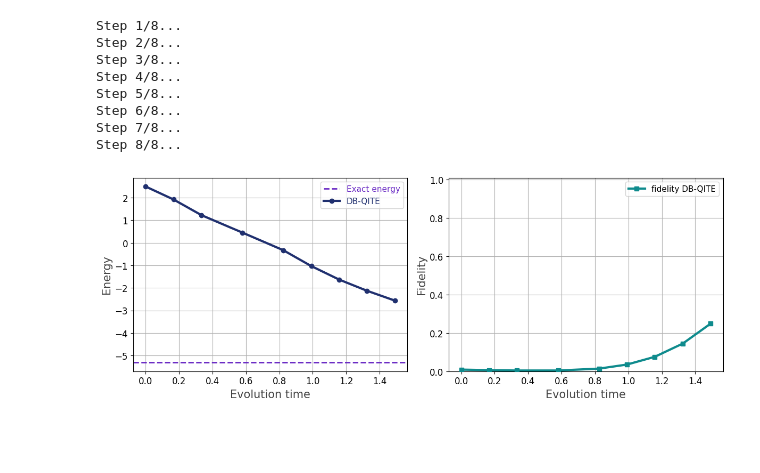
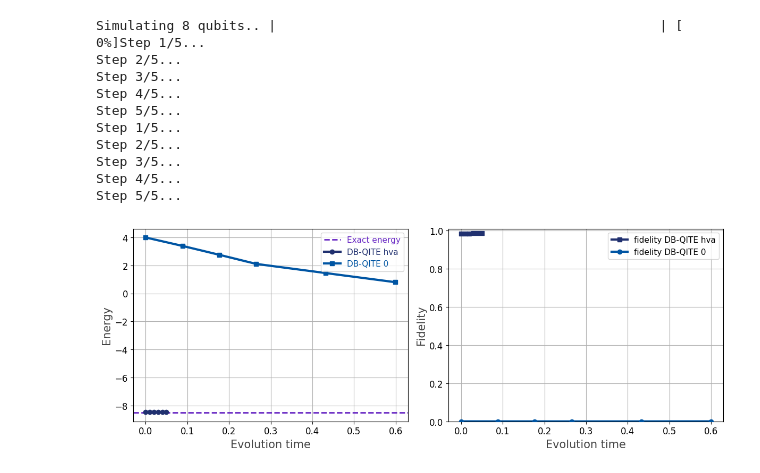
Before and after one commit to LucaYoy/ACQ, a Jupyter notebook: DBF/example_TFIM_DBF.ipynb, the cells around one changed output. Saved outputs shown, nothing was run; the diff lists cells and outputs as text; code cells hidden in the pictures; blank space fills up the shorter version.

```diff
--- a/DBF/example_TFIM_DBF.ipynb
+++ b/DBF/example_TFIM_DBF.ipynb
@@ -32,7 +50,11 @@ WARNING:2026-04-17 15:28:24,788:jax._src.xla_bridge:864: An NVIDIA GPU may be pr
 # %%
-n_qubits=5
+from qrisp.vqe import VQEProblem
+from qrisp import QuantumVariable,x
+from qrisp import h as h_gate
+
+n_qubits=8
 J=0.5
-h=1.0
+h=1
 H = TFIM_qr(J,h,n_qubits)
 
 print('Computing Eigs')
@@ -44,5 +66,24 @@ def exp_H(qv,t):
     # Applies 5 Trotter steps of the Hamiltonian evolution
     H.trotterization(method='commuting')(qv, t, 1)
 
+def ansatz_hva(qv,params):
+    # HVA ansatz with 3 parameters, one for each term of the Hamiltonian
+    H_0(J,n_qubits).trotterization(method='commuting')(qv, t=params[0])
+    H_1(J,n_qubits).trotterization(method='commuting')(qv, t=params[1])
+    H_2(h,n_qubits).trotterization(method='commuting')(qv, t=params[2])
+
+def init_function(qv):
+    for i in range(0,n_qubits,2):
+        x(qv[i])
+
+
 def U_0(qv):
     pass
+
+HVA = VQEProblem(H,ansatz_hva,3,init_function=init_function)
+U_HVA = HVA.train_function(QuantumVariable(n_qubits),depth=3,max_iter=100)
+
+def state_prep_hva():
+    qv = QuantumVariable(n_qubits)
+    U_HVA(qv)
+    return qv
@@ -50,46 +131,52 @@ def U_0(qv):
 from run_qite import run_QITE
 
 s_values = np.linspace(0.01, 1.5, 20)
-steps = 8
-results = run_QITE(H, U_0, exp_H, s_values, steps,use_statevectors=True)
+steps = 5
+results = []
+results.append(run_QITE(H, U_HVA, exp_H, s_values, steps,use_statevectors=True))
+results.append(run_QITE(H, U_0, exp_H, s_values, steps,use_statevectors=True))
 # %% [output]
-Step 1/8...
-Step 2/8...
-Step 3/8...
-Step 4/8...
-Step 5/8...
-Step 6/8...
-Step 7/8...
-Step 8/8...
+Simulating 8 qubits.. |                                                 | [  0%]Step 1/5...
+Step 2/5...
+Step 3/5...
+Step 4/5...
+Step 5/5...
+Step 1/5...
+Step 2/5...
+Step 3/5...
+Step 4/5...
+Step 5/5...
 # %%
 import matplotlib.pyplot as plt
 import numpy as np
 
-fidelities = [fidelity_pure(psigs, results['statevectors'][k].reshape(-1,1)) for k in range(steps+1)]
-
+fidelities_hva = [fidelity_pure(psigs, results[0]['statevectors'][k].reshape(-1,1)) for k in range(steps+1)]
+fidelities_0 = [fidelity_pure(psigs, results[1]['statevectors'][k].reshape(-1,1)) for k in range(steps+1)]
 fig, (ax1, ax2) = plt.subplots(1, 2, figsize=(12, 4.5))
 
 # Energy plot
 ax1.set_xlabel('Evolution time', fontsize=15, color='#444444')
 ax1.set_ylabel('Energy', fontsize=15, color='#444444')
 ax1.axhline(y=E_gs, color='#6929C4', linestyle='--', linewidth=2, label='Exact energy')
-ax1.plot(results['evolution_times'], results['optimal_energies'], c='#20306f', marker='o', linestyle='solid', linewidth=3, zorder=3, label='DB-QITE')
+ax1.plot(results[0]['evolution_times'], results[0]['optimal_energies'], c='#20306f', marker='o', linestyle='solid', linewidth=3, zorder=3, label='DB-QITE hva')
+ax1.plot(results[1]['evolution_times'], results[1]['optimal_energies'], c='#0055a3', marker='s', linestyle='solid', linewidth=3, zorder=3, label='DB-QITE 0')
 ax1.legend(fontsize=11, labelcolor='linecolor')
 ax1.tick_params(axis='both', labelsize=12)
 ax1.grid()
 
 # Fidelity plot
 ax2.set_xlabel('Evolution time', fontsize=15, color='#444444')
 ax2.set_ylabel('Fidelity', fontsize=15, color='#444444')
-ax2.plot(results['evolution_times'], fidelities, c='#0f8b8d', marker='s', linestyle='solid', linewidth=3, zorder=3, label='fidelity DB-QITE')
+ax2.plot(results[0]['evolution_times'], fidelities_hva, c='#20306f', marker='s', linestyle='solid', linewidth=3, zorder=3, label='fidelity DB-QITE hva')
+ax2.plot(results[1]['evolution_times'], fidelities_0, c='#0055a3', marker='o', linestyle='solid', linewidth=3, zorder=3, label='fidelity DB-QITE 0')
 ax2.set_ylim(0.0, 1.01)
 ax2.legend(fontsize=11)
 ax2.tick_params(axis='both', labelsize=12)
 ax2.grid()
 
 plt.savefig(f'TFIM_N{n_qubits}_J{J}_h{h}_steps{steps}_DBF_results.png', dpi=300, bbox_inches='tight')
 plt.tight_layout()
 plt.show()
 # %% [output]
-[figure, old version]
+[figure, new version]
 # %%
```
Also changed, not shown: parts of 8 cells of this notebook, 9 other files.
